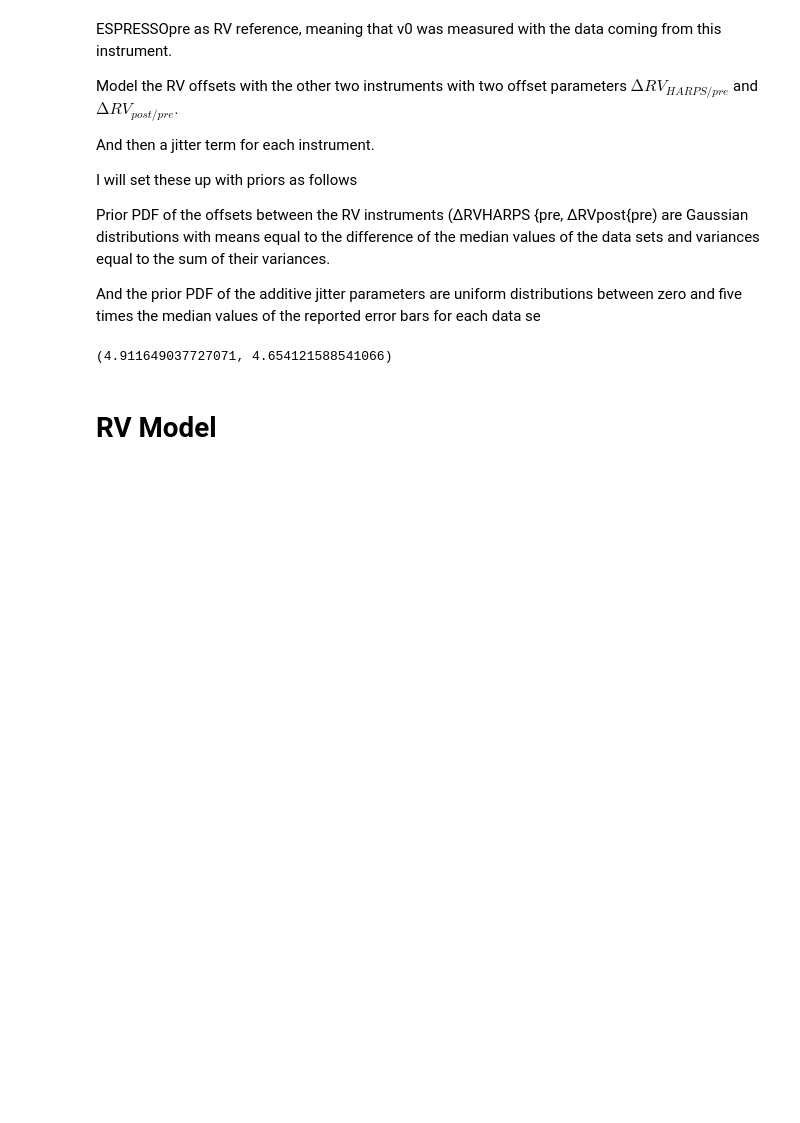
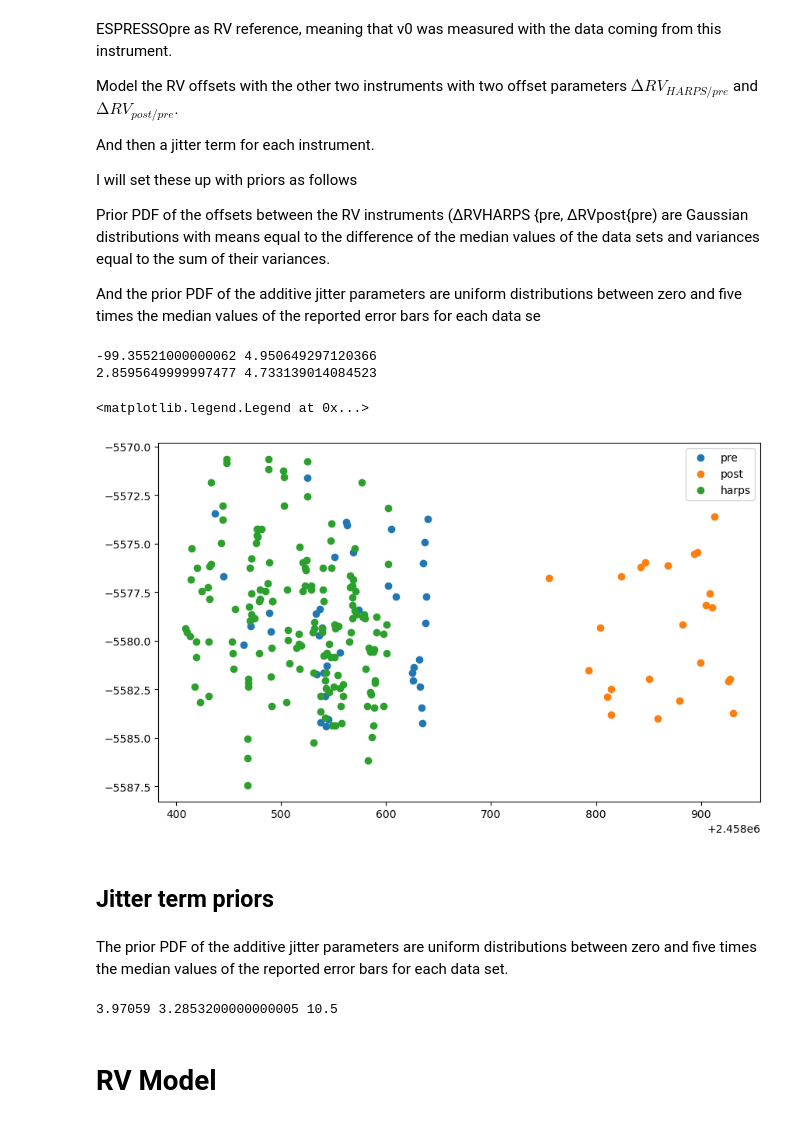
Before and after one commit to MaxTalberg/RV-detection-of-L98-59, a Jupyter notebook: notebooks/fittedRV.ipynb, the cells around one changed output. Drawn from its saved outputs; the diff is of its cells as text; code cells hidden in the pictures; blank space fills up the shorter version.

Commit message:
Derived RV jitter terms for RV GP model

```diff
--- a/notebooks/fittedRV.ipynb
+++ b/notebooks/fittedRV.ipynb
@@ -106,37 +110,73 @@ se
 # %%
 ## Instrumental model priors for RV instrumental offset
 
 # mean = difference in median values of data
 # variance = sum of variances
-rv_harps = harps_df['RV']
-rv_pre = pre_df['RV'] # Reference
-rv_post = post_df['RV']
-rv_harps_err = harps_df['e_RV']
-rv_pre_err = pre_df['e_RV']
-rv_post_err = post_df['e_RV']
-
+rv_harps = cleaned_harps_df['RV']
+rv_pre = cleaned_pre_df['RV'] # Reference
+rv_post = cleaned_post_df['RV']
 
 # median values
 median_harps = np.median(rv_harps)
 median_pre = np.median(rv_pre)
 median_post = np.median(rv_post)
 
 # variances
-var_harps = np.sum(np.var(rv_harps))
-var_pre = np.var(rv_pre)
-var_post = np.var(rv_post)
+var_harps = np.var(rv_harps, ddof=1)
+var_pre = np.var(rv_pre, ddof=1)
+var_post = np.var(rv_post, ddof=1)
 
 # offset mean
 rv_offset_mean_harps_pre = median_harps - median_pre    # -99.35521000000062
 rv_offset_mean_post_pre = median_post - median_pre    # 2.8595649999997477
 
 # offset variance
 rv_offset_var_harps_pre = np.sqrt(var_harps + var_pre)  # 4.911649037727071
 rv_offset_var_post_pre = np.sqrt(var_post + var_pre)    # 4.654121588541066
 
-rv_offset_var_harps_pre, rv_offset_var_post_pre
+print(rv_offset_mean_harps_pre, rv_offset_var_harps_pre)
+print(rv_offset_mean_post_pre, rv_offset_var_post_pre)
+
+# corrected RVs
+rv_harps_corrected = rv_harps - rv_offset_mean_harps_pre
+rv_post_corrected = rv_post - rv_offset_mean_post_pre
+
+# quick plot
+plt.figure(figsize=(10, 6))
+plt.plot(cleaned_pre_df['Time'], cleaned_pre_df['RV'], 'o', label='pre')
+plt.plot(cleaned_post_df['Time'], rv_post_corrected, 'o', label='post')
+plt.plot(cleaned_harps_df['Time'], rv_harps_corrected, 'o', label='harps')
+plt.legend()
 # %% [output]
-(4.911649037727071, 4.654121588541066)
+-99.35521000000062 4.950649297120366
+2.8595649999997477 4.733139014084523
+<matplotlib.legend.Legend at 0x...>
+[figure, added]
+# %% [markdown]
+## Jitter term priors
+# %% [markdown]
+The prior PDF of the additive jitter parameters  are uniform distributions between zero and five
+times the median values of the reported error bars for each data
+set.
+# %%
+# error bars for RVs
+rv_harps_err = cleaned_harps_df['e_RV']
+rv_pre_err = cleaned_pre_df['e_RV']
+rv_post_err = cleaned_post_df['e_RV']
+
+# median values
+median_harps_err = np.median(rv_harps_err)
+median_pre_err = np.median(rv_pre_err)
+median_post_err = np.median(rv_post_err)
+
+# five tims the median value
+rv_harps_err_max = 5 * median_harps_err
+rv_pre_err_max = 5 * median_pre_err
+rv_post_err_max = 5 * median_post_err
+
+print(rv_pre_err_max, rv_post_err_max, rv_harps_err_max)
+# %% [output]
+3.97059 3.2853200000000005 10.5
 # %% [markdown]
 # RV Model
 # %%
```
Also changed, not shown: parts of 4 cells of this notebook, 1 other file.
